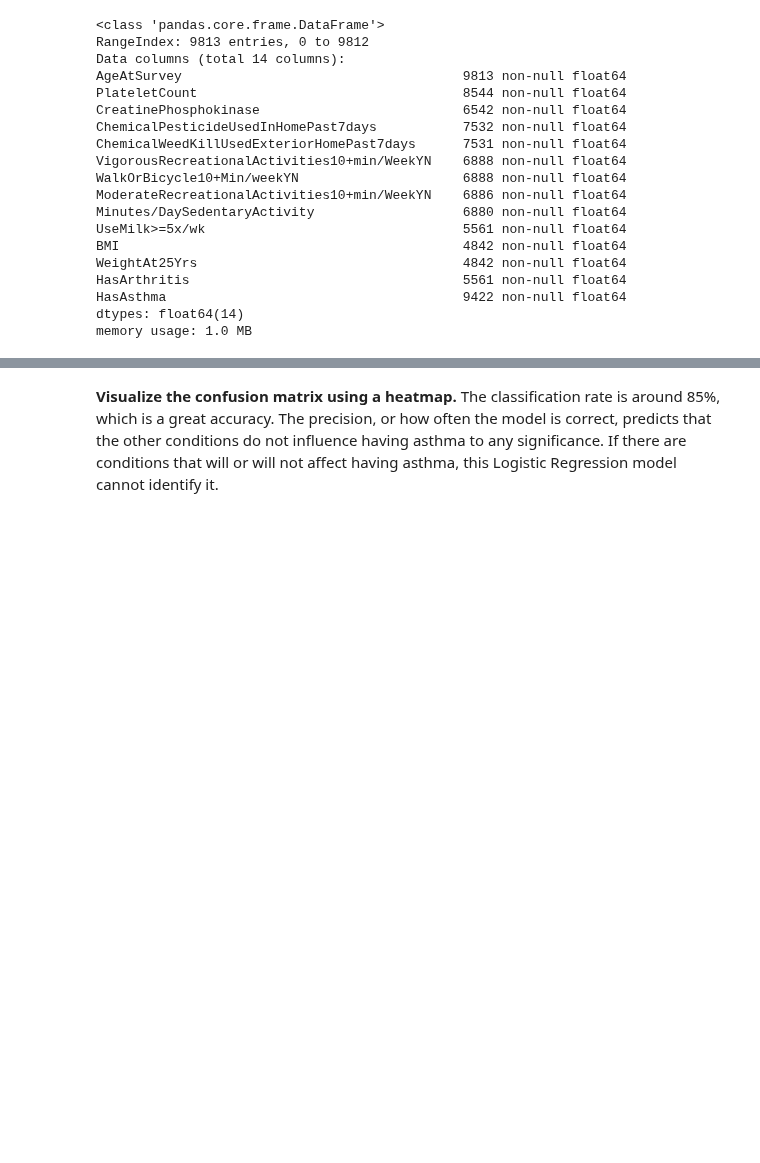
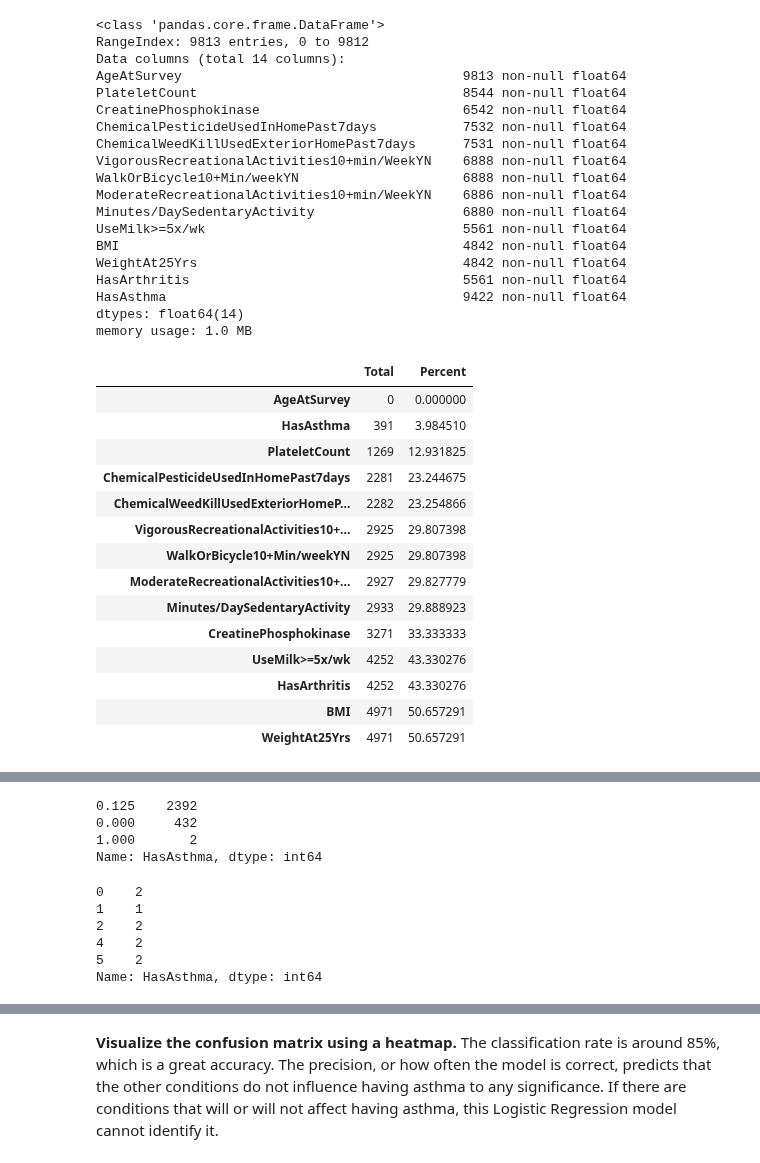
Before and after one commit to mightysquirrely/Capstone-2-Project, a Jupyter notebook: Capstone-2-Work.ipynb, the cells around one changed output, grey strips where cells are left out. Drawn from its saved outputs; the diff is of its cells as text; code cells hidden in the pictures; blank space fills up the shorter version.

```diff
--- a/Capstone-2-Work.ipynb
+++ b/Capstone-2-Work.ipynb
@@ -296,9 +303,25 @@ memory usage: 1.0 MB
 # %%
 total = asthma_all_normalized.isnull().sum().sort_values(ascending = True)
 percent = (asthma_all_normalized.isnull().sum() / asthma_all_normalized.isnull().count() * 100).sort_values(ascending = True)
 missing_data = pd.concat([total, percent], axis = 1, keys = ['Total','Percent'])
-
+missing_data
 #how many columns percentage of null values to drop them in the beginning.
+# %% [output]
+|  | Total | Percent |
+| AgeAtSurvey | 0 | 0.000000 |
+| HasAsthma | 391 | 3.984510 |
+| PlateletCount | 1269 | 12.931825 |
+| ChemicalPesticideUsedInHomePast7days | 2281 | 23.244675 |
+| ChemicalWeedKillUsedExteriorHomeP... | 2282 | 23.254866 |
+| VigorousRecreationalActivities10+... | 2925 | 29.807398 |
+| WalkOrBicycle10+Min/weekYN | 2925 | 29.807398 |
+| ModerateRecreationalActivities10+... | 2927 | 29.827779 |
+| Minutes/DaySedentaryActivity | 2933 | 29.888923 |
+| CreatinePhosphokinase | 3271 | 33.333333 |
+| UseMilk>=5x/wk | 4252 | 43.330276 |
+| HasArthritis | 4252 | 43.330276 |
+| BMI | 4971 | 50.657291 |
+| WeightAt25Yrs | 4971 | 50.657291 |
 # %%
 asthma_clean = asthma_all_normalized.dropna()
 asthma_clean.head()
@@ -315,0 +335,22 @@ y = asthma_clean.HasAsthma
+# %%
+asthma_clean['HasAsthma'].value_counts()
+#this shows you need to revert HasAsthma back to original
+# %% [output]
+0.125    2392
+0.000     432
+1.000       2
+Name: HasAsthma, dtype: int64
+# %%
+class2 = asthma_clean['HasAsthma'] == 0.125
+asthma_clean['HasAsthma'][class2] = 2
+class1 = asthma_clean['HasAsthma'] == 0.000
+asthma_clean['HasAsthma'][class1] = 1
+asthma_clean['HasAsthma'] = asthma_clean['HasAsthma'].astype(int)
+asthma_clean['HasAsthma'].head()
+# %% [output]
+0    2
+1    1
+2    2
+4    2
+5    2
+Name: HasAsthma, dtype: int64
```
Also changed, not shown: parts of 35 cells of this notebook.
